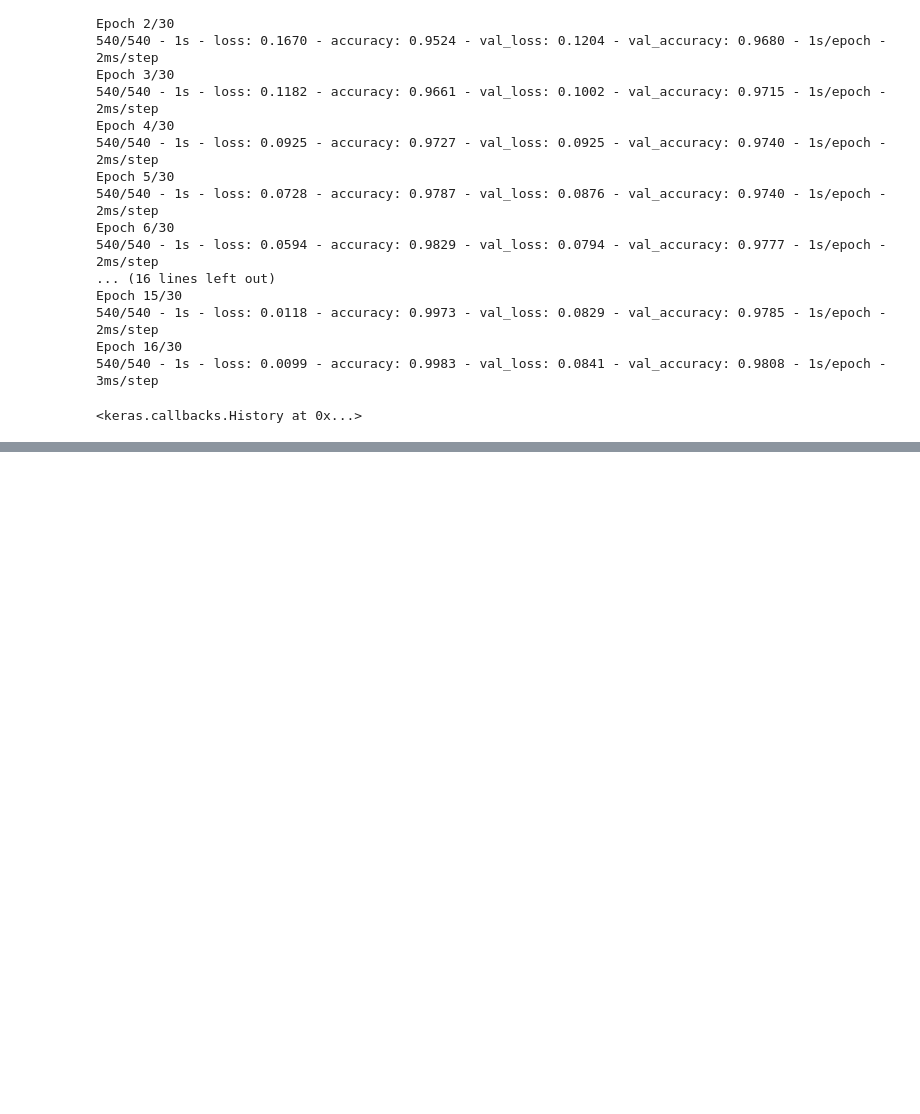
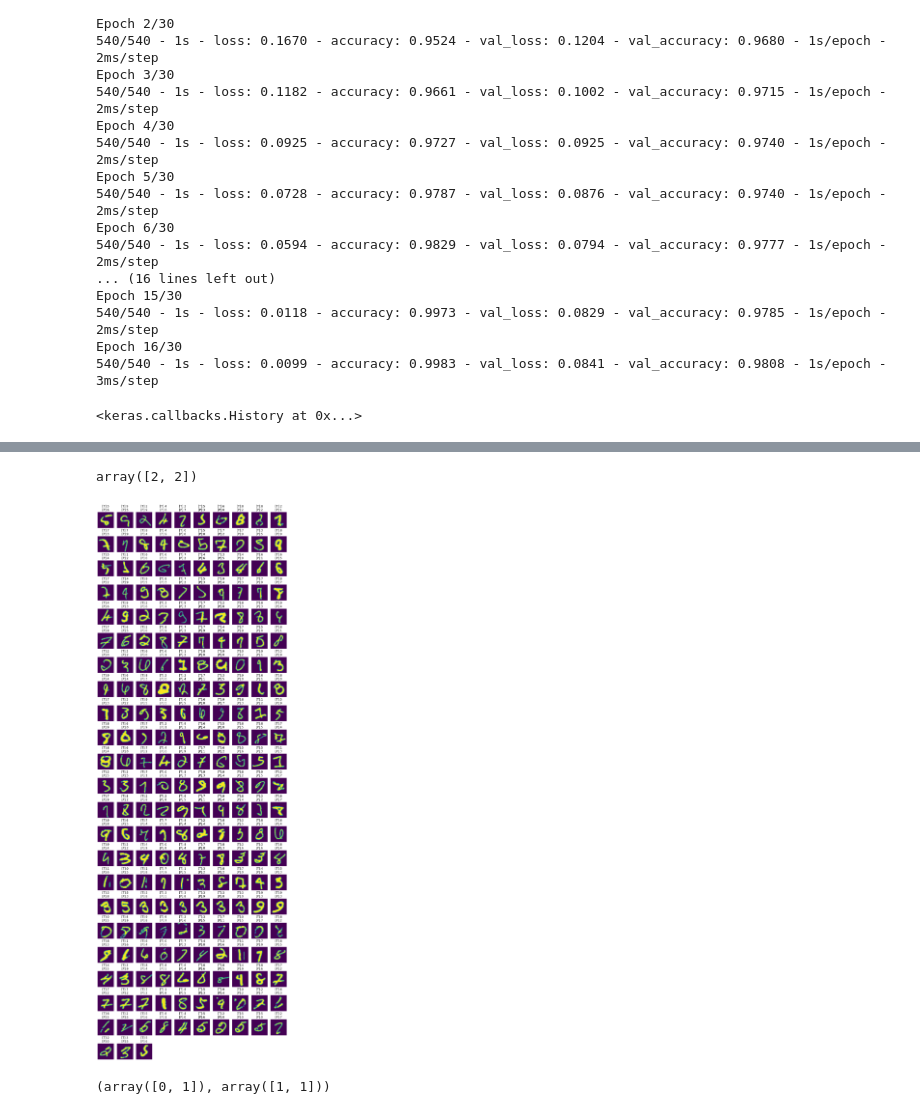
Before and after one commit to Elwing-Chou/ximen0926, a Jupyter notebook: mlp.ipynb, the cells around one changed output, grey strips where cells are left out. Saved outputs shown, nothing was run; the diff lists cells and outputs as text; code cells hidden in the pictures; blank space fills up the shorter version.

```diff
--- a/mlp.ipynb
+++ b/mlp.ipynb
@@ -150,0 +156,3 @@ Epoch 16/30
+# %%
+pre = model.predict(x_test_norm).argmax(axis=-1)
+pre
@@ -150,0 +162,35 @@ Epoch 16/30
+# %%
+# 不帶, axis=0, axis=1(axis=-1)
+np.array([
+    [100, 200, 300],
+    [400, 500, 600]
+]).argmax(axis=1)
+# %% [output]
+array([2, 2])
+# %%
+import matplotlib.pyplot as plt
+idx = np.nonzero(pre != y_test)[0]
+false_pre = pre[idx]
+false_true = y_test[idx]
+false_img = x_test[idx]
+plt.figure(figsize=(14, 42))
+width = 10
+height = len(idx) // width + 1
+for i in range(len(idx)):
+    plt.subplot(height, width, i+1)
+    t = "[T]:{}\n[P]:{}".format(false_true[i],
+                   false_pre[i])
+    plt.axis("off")
+    plt.title(t)
+    plt.imshow(false_img[i])
+# %% [output]
+[figure, added]
+# %%
+# demo nonzero
+a = np.array([
+    [0, 2],
+    [0, 3]
+])
+np.nonzero(a)
+# %% [output]
+(array([0, 1]), array([1, 1]))
```
Also changed, not shown: parts of 2 cells of this notebook.
